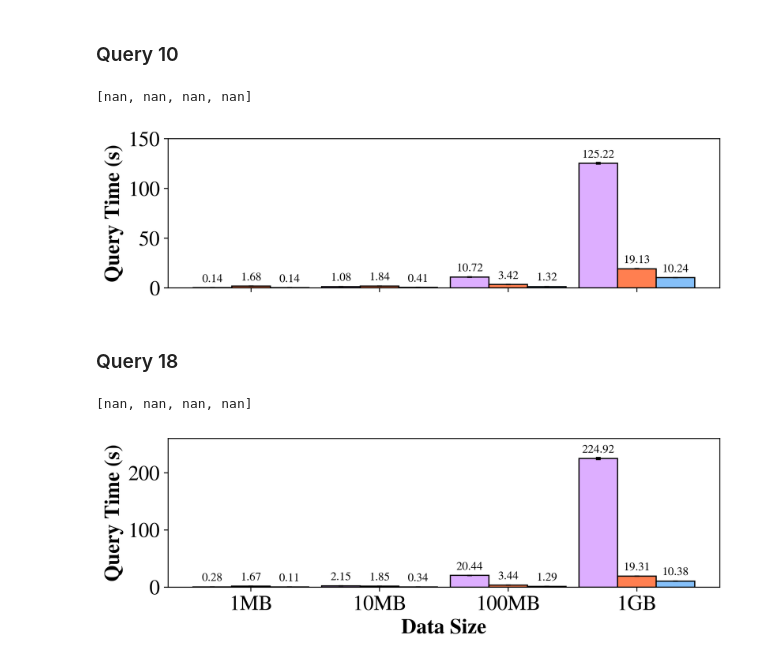
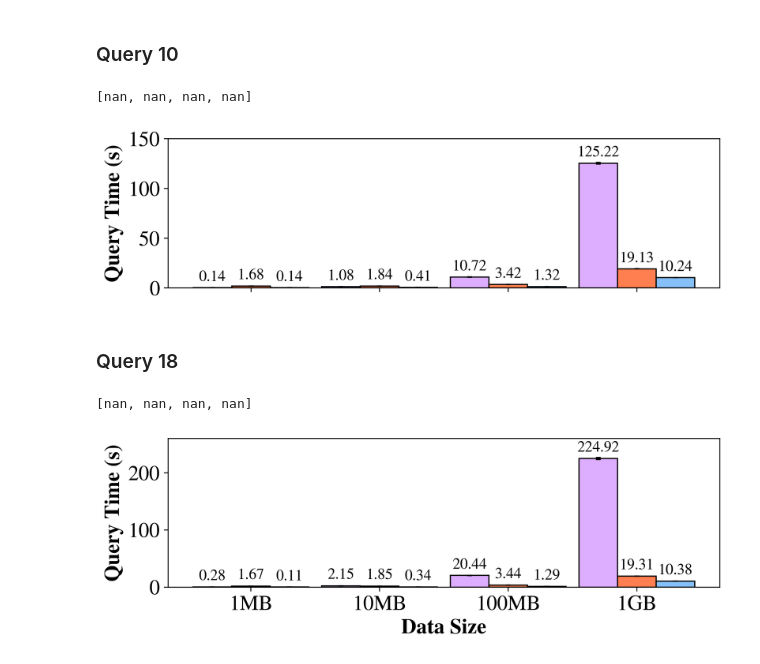
Before and after one commit to Dumplingz/data-pooling-experiments, a Jupyter notebook: data_analysis/join_filter_data_parsing.ipynb, the cells around one changed output. Cells and saved outputs as stored; diff of their text form; code cells hidden in the pictures.

```diff
--- a/data_analysis/join_filter_data_parsing.ipynb
+++ b/data_analysis/join_filter_data_parsing.ipynb
@@ -596,7 +596,7 @@ ds_stdevs = ds_data_dict[10]['ds_stdevs']
 duckdb_medians = duckdb_data_dict[10]['baseline_medians']
 duckdb_stdevs = duckdb_data_dict[10]['baseline_stdevs']
 
-bar_label_font_size = 10
+bar_label_font_size = 13
 padding = 3
 
 X_axis = np.arange(4) + 1
@@ -672,34 +672,34 @@ duckdb_bar = ax.bar(x=X_axis+width,width=width,height=duckdb_medians,label="Duck
         color='#85C0F9'
         )
 ax.bar(x=X_axis+width,width=width,height=duckdb_medians,yerr=duckdb_stdevs,
         edgecolor='black',
         error_kw={"elinewidth":1,"capsize":2,"capthick":1},
         color='none'
         )
 duckdb_label = map(lambda n: '{0:.2f}'.format(n),duckdb_medians)
 ax.bar_label(duckdb_bar, duckdb_label, fontsize=bar_label_font_size,
         #       rotation=90,
               padding=padding
               )
 
 # axes = plt.gca()
 ax.set_ylim([min_y,max_y])
 
 
 # ax.xlabel("Data Size", fontweight="bold")
 ax.set_ylabel("Query Time (s)", fontweight="bold")
 # plt.legend(ncol=1, loc='upper left')
 # plt.title("TPC-H Query 10")
 
 ax.set_xticks(X_axis, ['1MB', '10MB', '100MB', '1GB'])
 ax.set_xticklabels([])
 
 plt.savefig("tpch_q10.pdf")
 
 plt.show()
 # %% [output]
 [nan, nan, nan, nan]
-[figure, old version]
+[figure, new version]
 # %% [markdown]
 ### Query 18
 # %%
@@ -710,7 +710,7 @@ ds_stdevs = ds_data_dict[18]['ds_stdevs']
 duckdb_medians = duckdb_data_dict[18]['baseline_medians']
 duckdb_stdevs = duckdb_data_dict[18]['baseline_stdevs']
 
-bar_label_font_size = 10
+bar_label_font_size = 13
 padding = 3
 
 X_axis = np.arange(4) + 1
@@ -812,4 +812,4 @@ plt.savefig("tpch_q18.pdf",)
 plt.show()
 # %% [output]
 [nan, nan, nan, nan]
-[figure, old version]
+[figure, new version]
```
Also changed, not shown: parts of 3 cells of this notebook, 9 other files.
